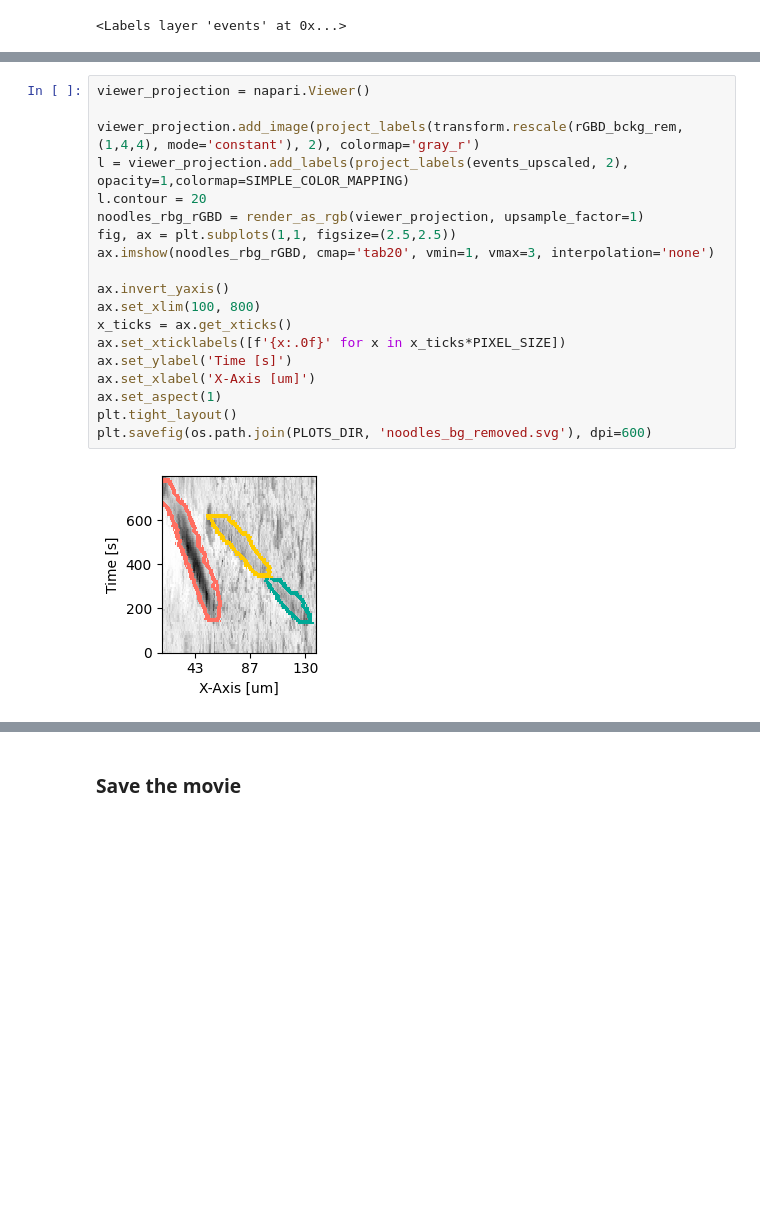
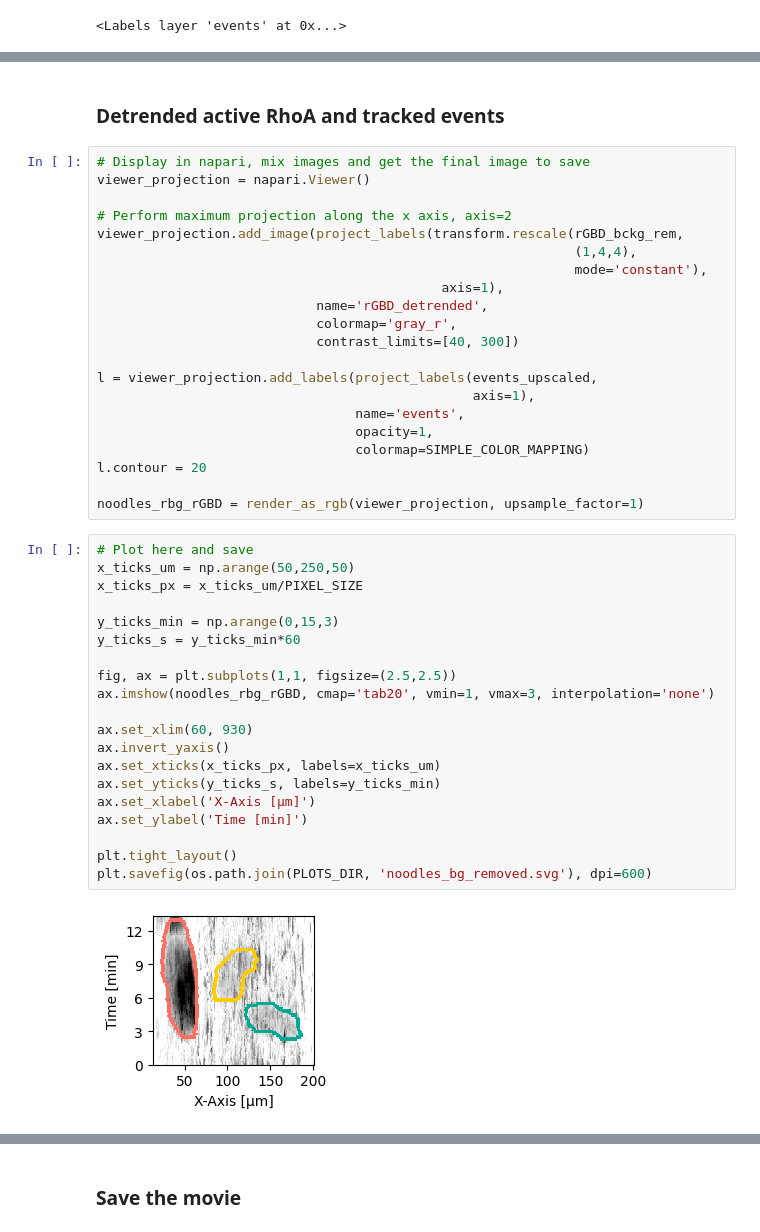
Before and after one commit to pertzlab/ARCOSpx-publication, a Jupyter notebook: scripts/2_synthetic_rhoa_wave/arcospx_synthetic_wave.ipynb, the cells around one changed output, grey strips where cells are left out. Saved outputs shown, nothing was run; the diff lists cells and outputs as text; blank space fills up the shorter version.

```diff
--- a/scripts/2_synthetic_rhoa_wave/arcospx_synthetic_wave.ipynb
+++ b/scripts/2_synthetic_rhoa_wave/arcospx_synthetic_wave.ipynb
@@ -177,21 +201,45 @@ plt.savefig(os.path.join(PLOTS_DIR,'montage-sel-frames.svg'), dpi=600)
+# %% [markdown]
+### Detrended active RhoA and tracked events
+# %%
+# Display in napari, mix images and get the final image to save
+viewer_projection = napari.Viewer()
+
+# Perform maximum projection along the x axis, axis=2
+viewer_projection.add_image(project_labels(transform.rescale(rGBD_bckg_rem,
+                                                             (1,4,4),
+                                                             mode='constant'),
+                                            axis=1),
+                            name='rGBD_detrended',
+                            colormap='gray_r',
+                            contrast_limits=[40, 300])
+
+l = viewer_projection.add_labels(project_labels(events_upscaled,
+                                                axis=1),
+                                 name='events',
+                                 opacity=1,
+                                 colormap=SIMPLE_COLOR_MAPPING)
+l.contour = 20
+
+noodles_rbg_rGBD = render_as_rgb(viewer_projection, upsample_factor=1)
 # %%
-viewer_projection = napari.Viewer()
+# Plot here and save
+x_ticks_um = np.arange(50,250,50)
+x_ticks_px = x_ticks_um/PIXEL_SIZE
 
-viewer_projection.add_image(project_labels(transform.rescale(rGBD_bckg_rem, (1,4,4), mode='constant'), 2), colormap='gray_r')
-l = viewer_projection.add_labels(project_labels(events_upscaled, 2), opacity=1,colormap=SIMPLE_COLOR_MAPPING)
-l.contour = 20
-noodles_rbg_rGBD = render_as_rgb(viewer_projection, upsample_factor=1)
+y_ticks_min = np.arange(0,15,3)
+y_ticks_s = y_ticks_min*60
+
 fig, ax = plt.subplots(1,1, figsize=(2.5,2.5))
 ax.imshow(noodles_rbg_rGBD, cmap='tab20', vmin=1, vmax=3, interpolation='none')
 
+ax.set_xlim(60, 930)
 ax.invert_yaxis()
-ax.set_xlim(100, 800)
-x_ticks = ax.get_xticks()
-ax.set_xticklabels([f'{x:.0f}' for x in x_ticks*PIXEL_SIZE])
-ax.set_ylabel('Time [s]')
-ax.set_xlabel('X-Axis [um]')
-ax.set_aspect(1)
+ax.set_xticks(x_ticks_px, labels=x_ticks_um)
+ax.set_yticks(y_ticks_s, labels=y_ticks_min)
+ax.set_xlabel('X-Axis [μm]')
+ax.set_ylabel('Time [min]')
+
 plt.tight_layout()
 plt.savefig(os.path.join(PLOTS_DIR, 'noodles_bg_removed.svg'), dpi=600)
 # %% [output]
-[figure, old version]
+[figure, new version]
```
Also changed, not shown: parts of 12 cells of this notebook, 26 other files.
